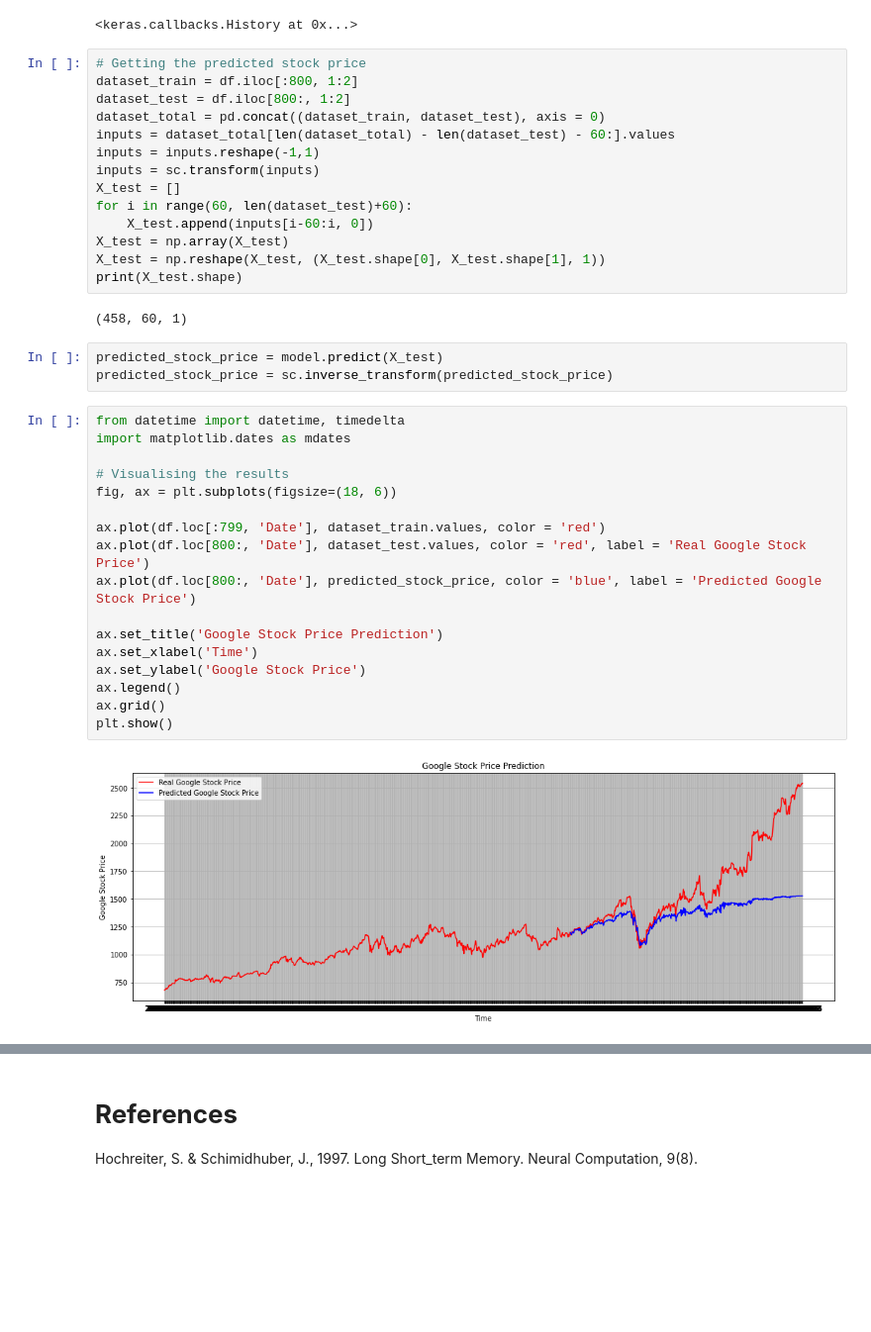
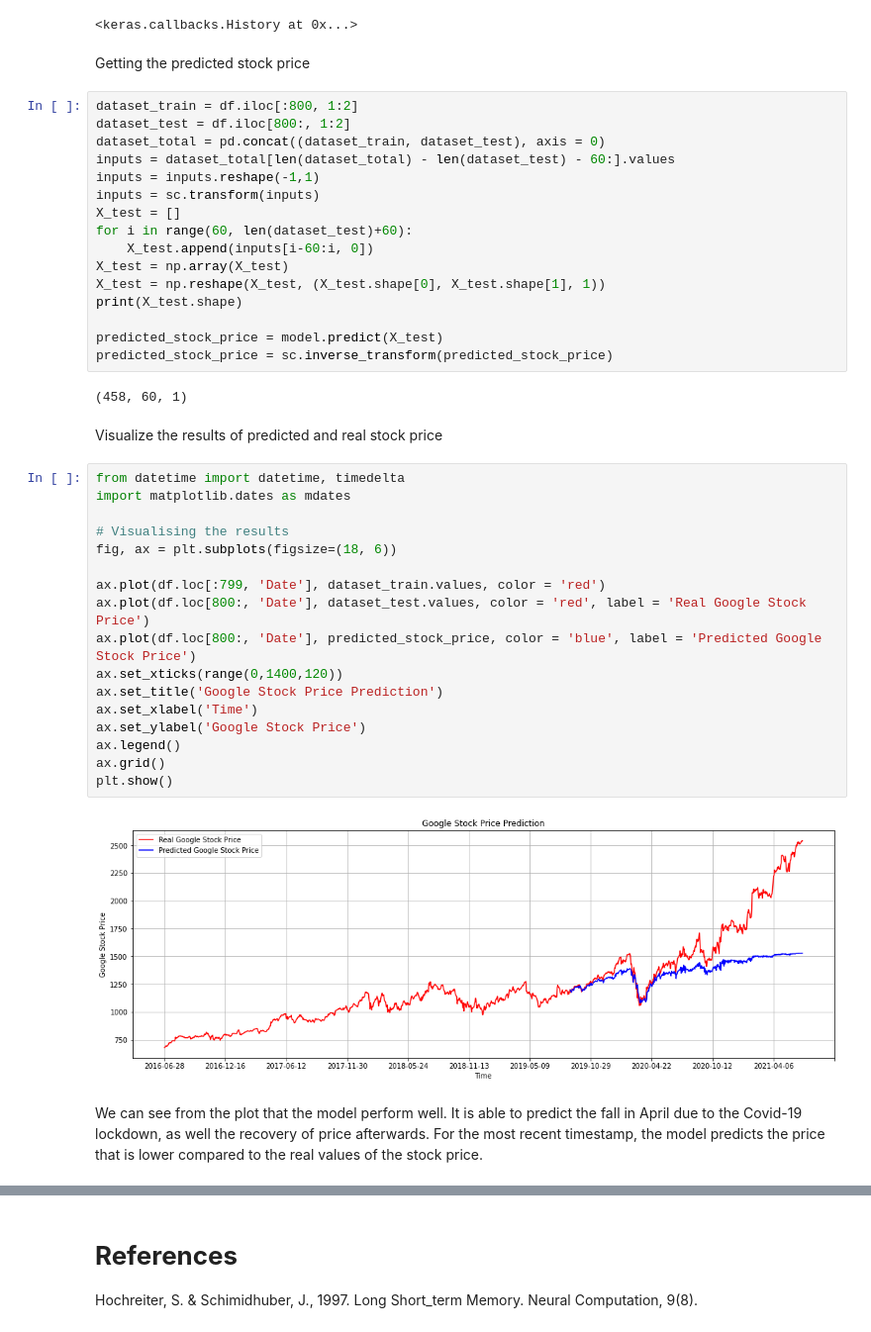
Before and after one commit to bachhvu/LSTM, a Jupyter notebook: LSTM_Blog.ipynb, the cells around one changed output, grey strips where cells are left out. Shown at 99% size. Cells and saved outputs as stored; diff of their text form; blank space fills up the shorter version.

```diff
--- a/LSTM_Blog.ipynb
+++ b/LSTM_Blog.ipynb
@@ -146,8 +157,9 @@ Epoch 99/100
 Epoch 100/100
 24/24 [==============================] - 3s 120ms/step - loss: 0.0206
 <keras.callbacks.History at 0x...>
+# %% [markdown]
+Getting the predicted stock price
 # %%
-# Getting the predicted stock price
 dataset_train = df.iloc[:800, 1:2]
 dataset_test = df.iloc[800:, 1:2]
 dataset_total = pd.concat((dataset_train, dataset_test), axis = 0)
@@ -160,29 +172,33 @@ for i in range(60, len(dataset_test)+60):
 X_test = np.array(X_test)
 X_test = np.reshape(X_test, (X_test.shape[0], X_test.shape[1], 1))
 print(X_test.shape)
+
+predicted_stock_price = model.predict(X_test)
+predicted_stock_price = sc.inverse_transform(predicted_stock_price)
 # %% [output]
 (458, 60, 1)
-# %%
-predicted_stock_price = model.predict(X_test)
-predicted_stock_price = sc.inverse_transform(predicted_stock_price)
+# %% [markdown]
+Visualize the results of predicted and real stock price
 # %%
 from datetime import datetime, timedelta
 import matplotlib.dates as mdates
 
 # Visualising the results
 fig, ax = plt.subplots(figsize=(18, 6))
 
 ax.plot(df.loc[:799, 'Date'], dataset_train.values, color = 'red')
 ax.plot(df.loc[800:, 'Date'], dataset_test.values, color = 'red', label = 'Real Google Stock Price')
 ax.plot(df.loc[800:, 'Date'], predicted_stock_price, color = 'blue', label = 'Predicted Google Stock Price')
-
+ax.set_xticks(range(0,1400,120))
 ax.set_title('Google Stock Price Prediction')
 ax.set_xlabel('Time')
 ax.set_ylabel('Google Stock Price')
 ax.legend()
 ax.grid()
 plt.show()
 # %% [output]
-[figure, old version]
+[figure, new version]
+# %% [markdown]
+We can see from the plot that the model perform well. It is able to predict the fall in April due to the Covid-19 lockdown, as well the recovery of price afterwards. For the most recent timestamp, the model predicts the price that is lower compared to the real values of the stock price.
 # %% [markdown]
 # **Conclusion**
```
Also changed, not shown: parts of 8 cells of this notebook.
